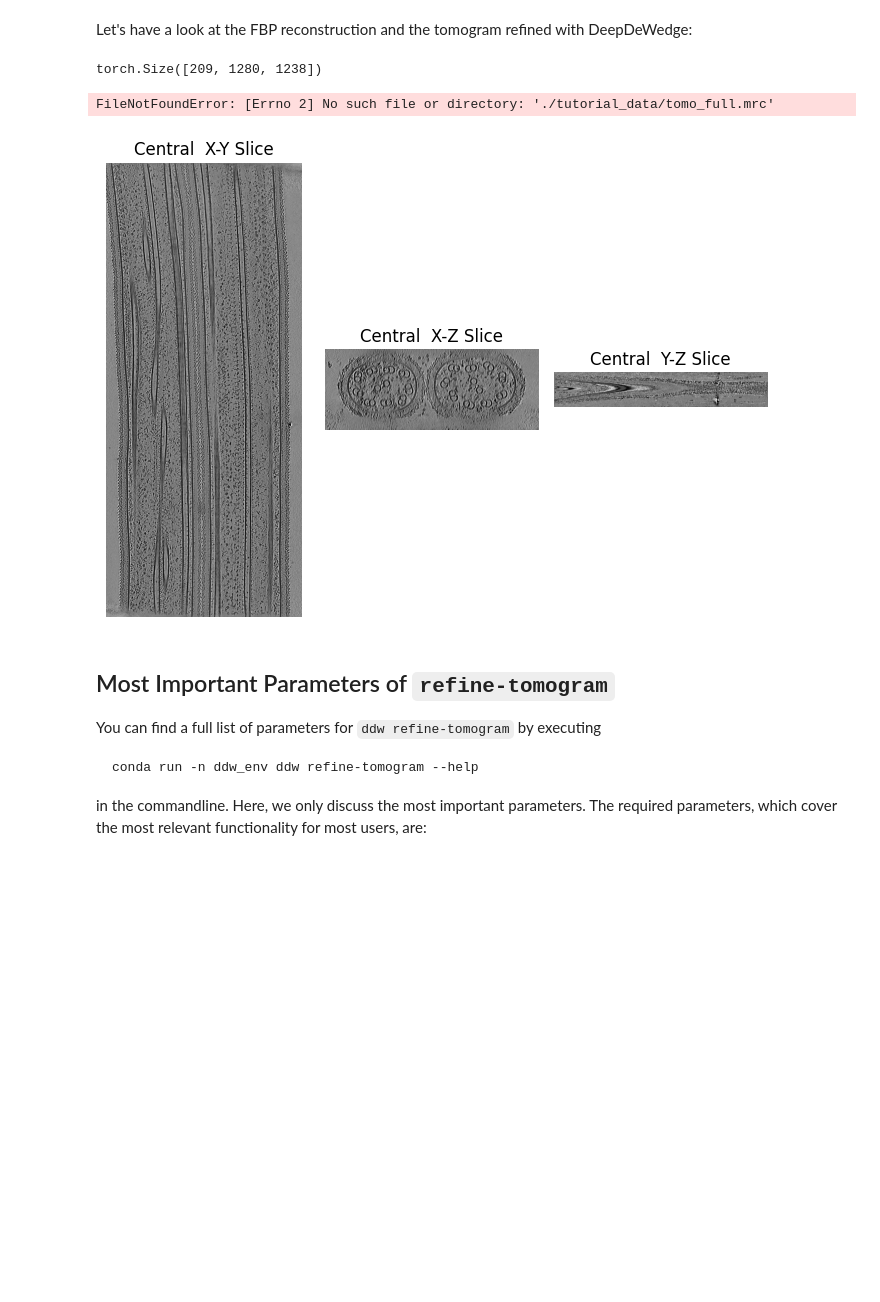
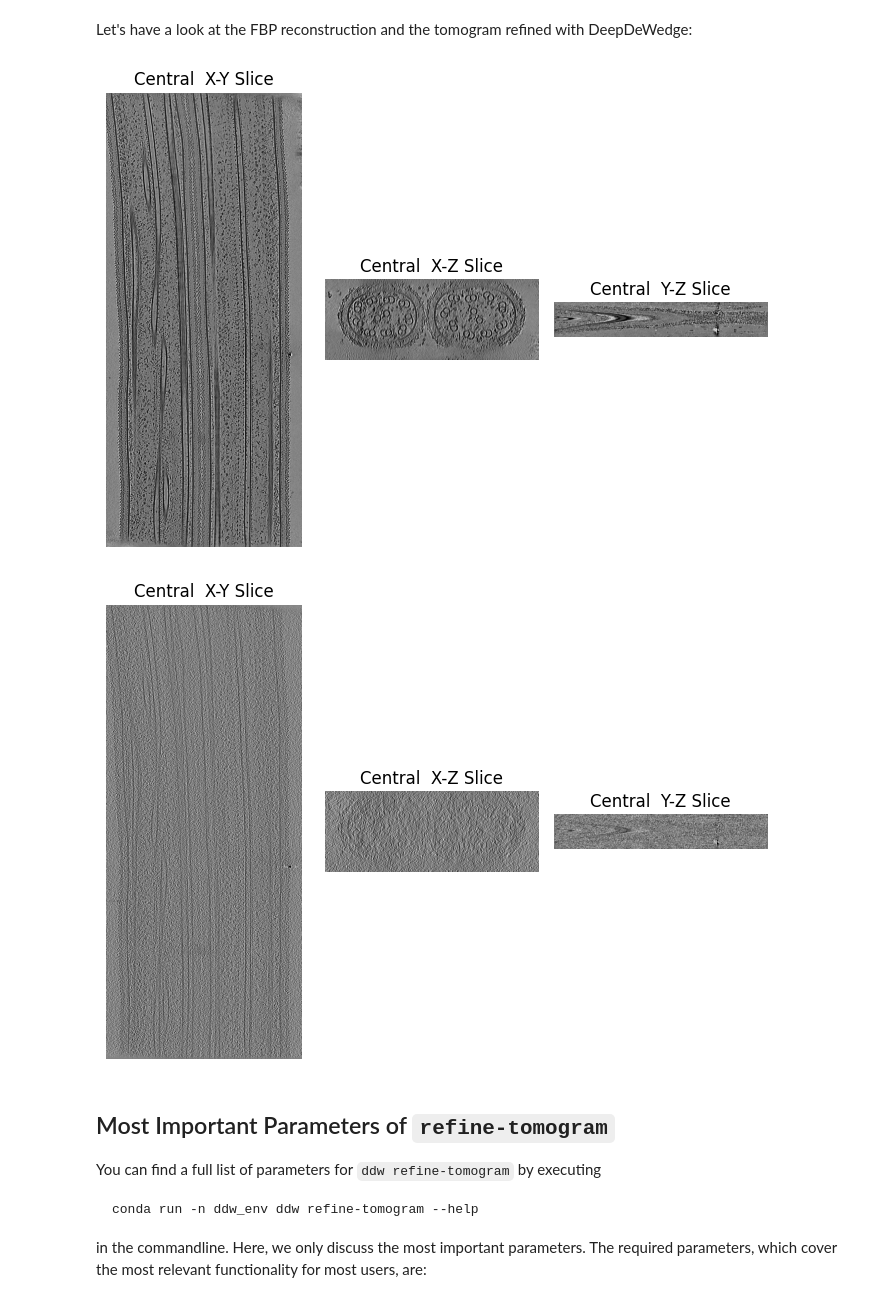
Before and after one commit to MLI-lab/DeepDeWedge, a Jupyter notebook: tutorial/Step3:TomogramRefinement.ipynb, the cells around one changed output. Cells and saved outputs as stored; diff of their text form; code cells hidden in the pictures; blank space fills up the shorter version.

```diff
--- a/tutorial/Step3:TomogramRefinement.ipynb
+++ b/tutorial/Step3:TomogramRefinement.ipynb
@@ -17,19 +17,15 @@ Lightning automatically upgraded your loaded checkpoint from v1.8.0.post1 to v1.
 Saving refined tomogram to tutorial_project/refined_tomograms/tomo_even_frames+tomo_odd_frames_refined.rec
 # %% [markdown]
 Let's have a look at the FBP reconstruction and the tomogram refined with DeepDeWedge:
-# %%
-tomo_ref.shape
-# %% [output]
-torch.Size([209, 1280, 1238])
 # %%
 tomo_ddw = load_mrc_data("./tutorial_project/refined_tomograms/tomo_even_frames+tomo_odd_frames_refined.rec")
-plot_tomo_slices(tomo_ddw[..., 350:900].clamp(-3*tomo_ddw.std(), 3*tomo_ddw.std())).show()
+plot_tomo_slices(tomo_ddw.clamp(-3*tomo_ddw.std(), 3*tomo_ddw.std())).show()
 
 tomo_fbp = load_mrc_data("./tutorial_data/tomo_all_frames.rec")
-plot_tomo_slices(tomo_fbp[..., 350:900].clamp(-3*tomo_fbp.std(), 3*tomo_fbp.std())).show()
+plot_tomo_slices(tomo_fbp.clamp(-3*tomo_fbp.std(), 3*tomo_fbp.std())).show()
 # %% [output]
-FileNotFoundError: [Errno 2] No such file or directory: './tutorial_data/tomo_full.mrc'
 [figure]
+[figure, added]
 # %% [markdown]
 ## Most Important Parameters of `refine-tomogram`
 
```
Also changed, not shown: parts of 3 cells of this notebook, 3 other files.
